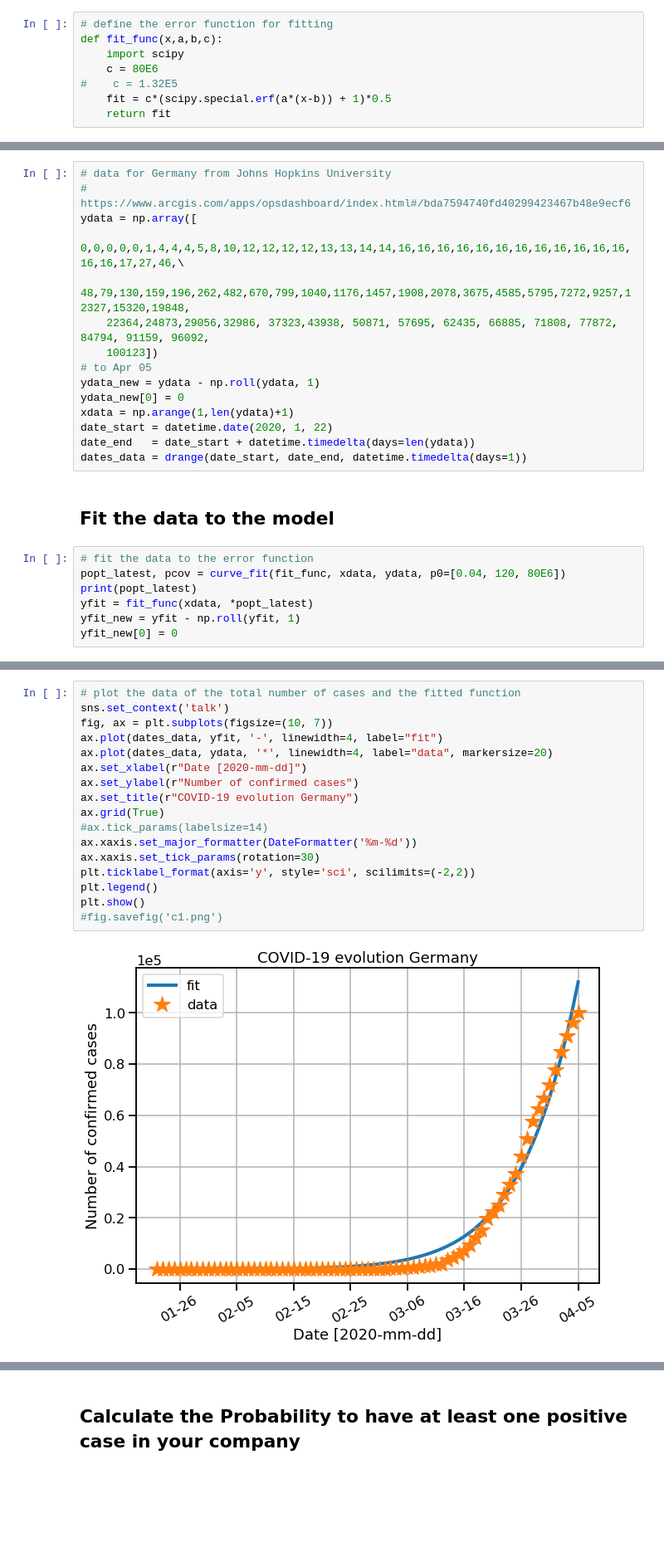
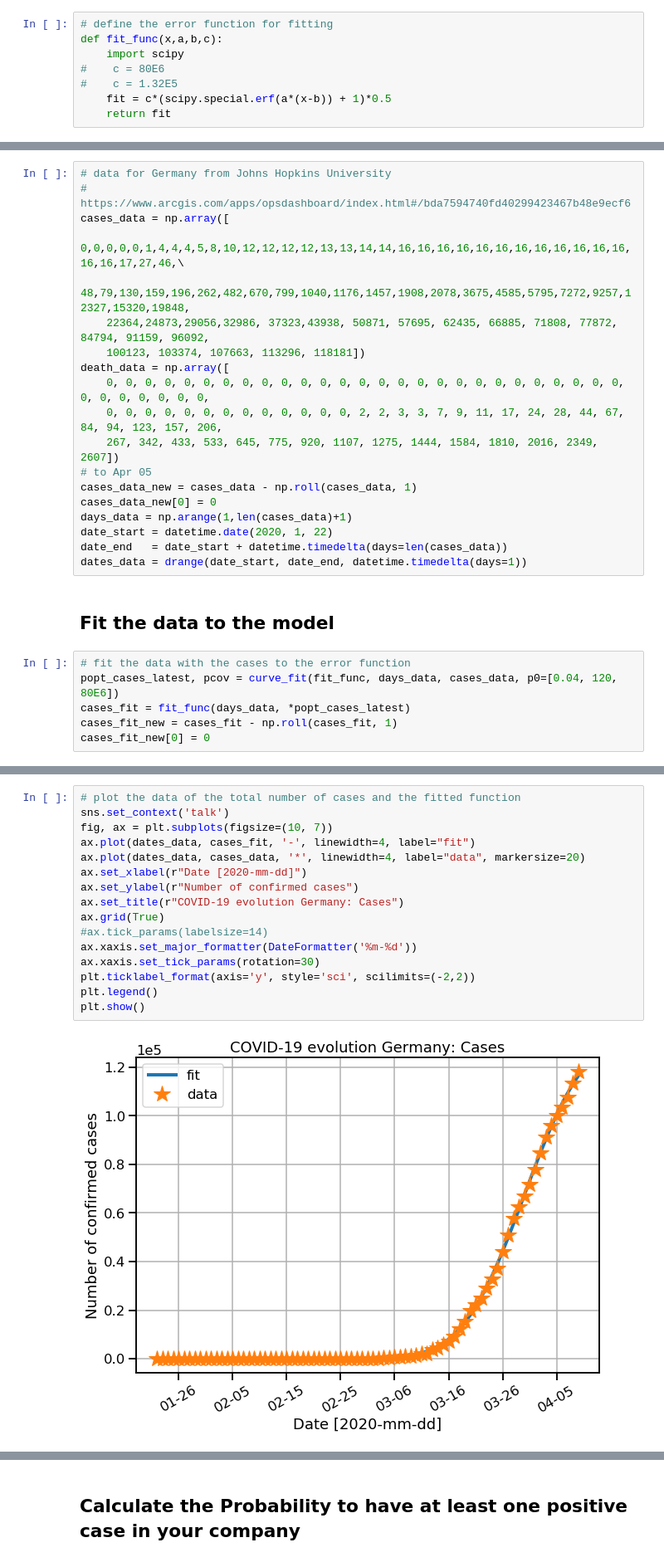
Before and after one commit to circlespace/covid19, a Jupyter notebook: COVID-19_Germany.ipynb, the cells around one changed output, grey strips where cells are left out. Shown at 83% size. Saved outputs shown, nothing was run; the diff lists cells and outputs as text; blank space fills up the shorter version.

```diff
--- a/COVID-19_Germany.ipynb
+++ b/COVID-19_Germany.ipynb
@@ -7,7 +7,7 @@
 # define the error function for fitting
 def fit_func(x,a,b,c):
     import scipy
-    c = 80E6
+#    c = 80E6
 #    c = 1.32E5
     fit = c*(scipy.special.erf(a*(x-b)) + 1)*0.5
     return fit
@@ -26,24 +27,27 @@ from scipy.optimize import curve_fit
 # %%
 # data for Germany from Johns Hopkins University
 # https://www.arcgis.com/apps/opsdashboard/index.html#/bda7594740fd40299423467b48e9ecf6
-ydata = np.array([
+cases_data = np.array([
     0,0,0,0,0,1,4,4,4,5,8,10,12,12,12,12,13,13,14,14,16,16,16,16,16,16,16,16,16,16,16,16,16,16,17,27,46,\
     48,79,130,159,196,262,482,670,799,1040,1176,1457,1908,2078,3675,4585,5795,7272,9257,12327,15320,19848,
     22364,24873,29056,32986, 37323,43938, 50871, 57695, 62435, 66885, 71808, 77872, 84794, 91159, 96092,
-    100123])
+    100123, 103374, 107663, 113296, 118181])
+death_data = np.array([
+    0, 0, 0, 0, 0, 0, 0, 0, 0, 0, 0, 0, 0, 0, 0, 0, 0, 0, 0, 0, 0, 0, 0, 0, 0, 0, 0, 0, 0, 0, 0, 0, 0, 0,
+    0, 0, 0, 0, 0, 0, 0, 0, 0, 0, 0, 0, 0, 2, 2, 3, 3, 7, 9, 11, 17, 24, 28, 44, 67, 84, 94, 123, 157, 206,
+    267, 342, 433, 533, 645, 775, 920, 1107, 1275, 1444, 1584, 1810, 2016, 2349, 2607])
 # to Apr 05
-ydata_new = ydata - np.roll(ydata, 1)
-ydata_new[0] = 0
-xdata = np.arange(1,len(ydata)+1)
+cases_data_new = cases_data - np.roll(cases_data, 1)
+cases_data_new[0] = 0
+days_data = np.arange(1,len(cases_data)+1)
 date_start = datetime.date(2020, 1, 22)
-date_end   = date_start + datetime.timedelta(days=len(ydata))
+date_end   = date_start + datetime.timedelta(days=len(cases_data))
 dates_data = drange(date_start, date_end, datetime.timedelta(days=1))
 # %% [markdown]
 ## Fit the data to the model
 # %%
-# fit the data to the error function
-popt_latest, pcov = curve_fit(fit_func, xdata, ydata, p0=[0.04, 120, 80E6])
-print(popt_latest)
-yfit = fit_func(xdata, *popt_latest)
-yfit_new = yfit - np.roll(yfit, 1)
-yfit_new[0] = 0
+# fit the data with the cases to the error function
+popt_cases_latest, pcov = curve_fit(fit_func, days_data, cases_data, p0=[0.04, 120, 80E6])
+cases_fit = fit_func(days_data, *popt_cases_latest)
+cases_fit_new = cases_fit - np.roll(cases_fit, 1)
+cases_fit_new[0] = 0
@@ -54,19 +69,18 @@ yfit_new[0] = 0
 # %%
 # plot the data of the total number of cases and the fitted function
 sns.set_context('talk')
 fig, ax = plt.subplots(figsize=(10, 7))
-ax.plot(dates_data, yfit, '-', linewidth=4, label="fit")
-ax.plot(dates_data, ydata, '*', linewidth=4, label="data", markersize=20)
+ax.plot(dates_data, cases_fit, '-', linewidth=4, label="fit")
+ax.plot(dates_data, cases_data, '*', linewidth=4, label="data", markersize=20)
 ax.set_xlabel(r"Date [2020-mm-dd]")
 ax.set_ylabel(r"Number of confirmed cases")
-ax.set_title(r"COVID-19 evolution Germany")
+ax.set_title(r"COVID-19 evolution Germany: Cases")
 ax.grid(True)
 #ax.tick_params(labelsize=14)
 ax.xaxis.set_major_formatter(DateFormatter('%m-%d'))
 ax.xaxis.set_tick_params(rotation=30)
 plt.ticklabel_format(axis='y', style='sci', scilimits=(-2,2))
 plt.legend()
 plt.show()
-#fig.savefig('c1.png')
 # %% [output]
-[figure, old version]
+[figure, new version]
```
Also changed, not shown: parts of 22 cells of this notebook.
